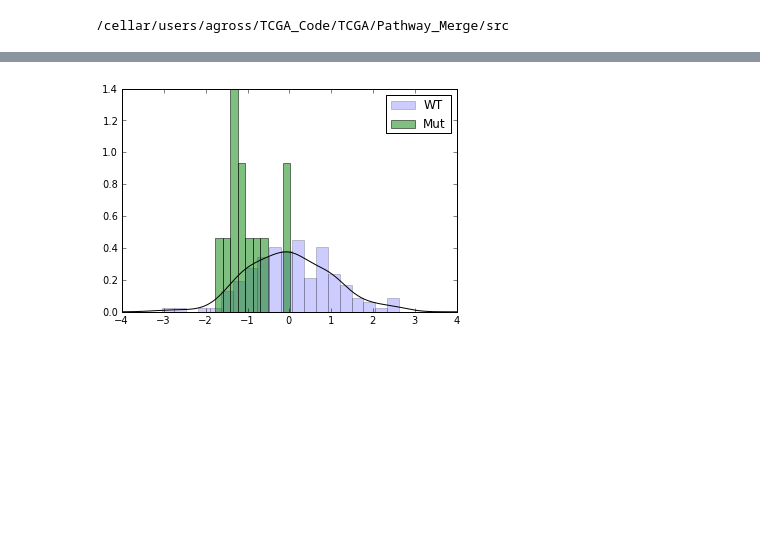
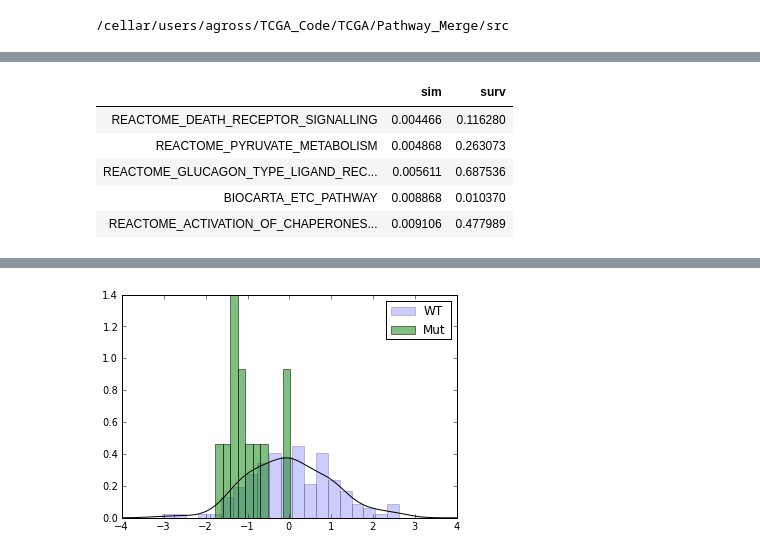
Before and after one commit to theandygross/TCGA, a Jupyter notebook: Pathway_Merge/Notebooks/PathwayPathway.ipynb, the cells around one changed output, grey strips where cells are left out. Saved outputs shown, nothing was run; the diff lists cells and outputs as text; code cells hidden in the pictures; blank space fills up the shorter version.

```diff
--- a/Pathway_Merge/Notebooks/PathwayPathway.ipynb
+++ b/Pathway_Merge/Notebooks/PathwayPathway.ipynb
@@ -80,0 +81,9 @@ len(exp_path), len(mut_path)
+# %%
+pandas.DataFrame(dict(sim=np.abs(v), surv=exp.p_pathways.survival)).sort(columns='sim').head()
+# %% [output]
+|  | sim | surv |
+| REACTOME_DEATH_RECEPTOR_SIGNALLING | 0.004466 | 0.116280 |
+| REACTOME_PYRUVATE_METABOLISM | 0.004868 | 0.263073 |
+| REACTOME_GLUCAGON_TYPE_LIGAND_REC... | 0.005611 | 0.687536 |
+| BIOCARTA_ETC_PATHWAY | 0.008868 | 0.010370 |
+| REACTOME_ACTIVATION_OF_CHAPERONES... | 0.009106 | 0.477989 |
```
Also changed, not shown: parts of 9 cells of this notebook, 1 other file.
